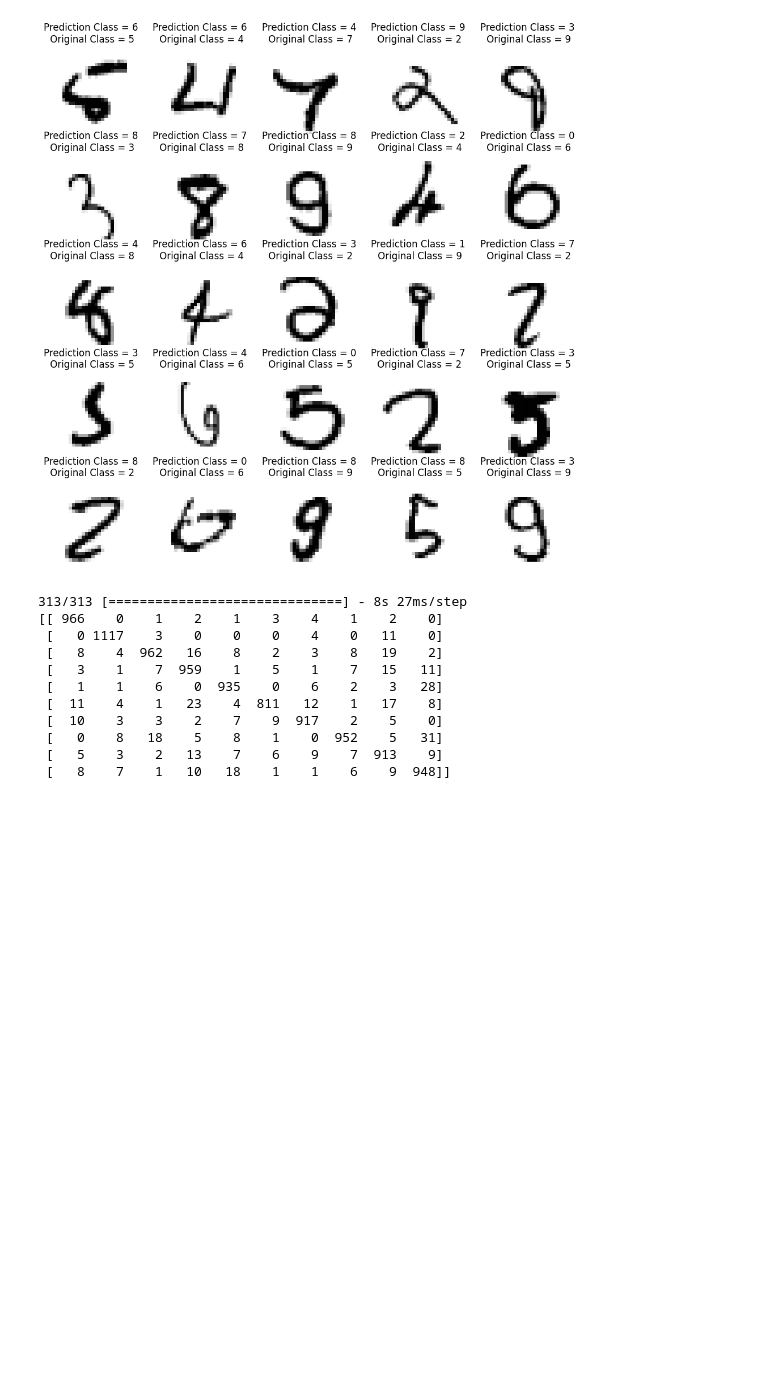
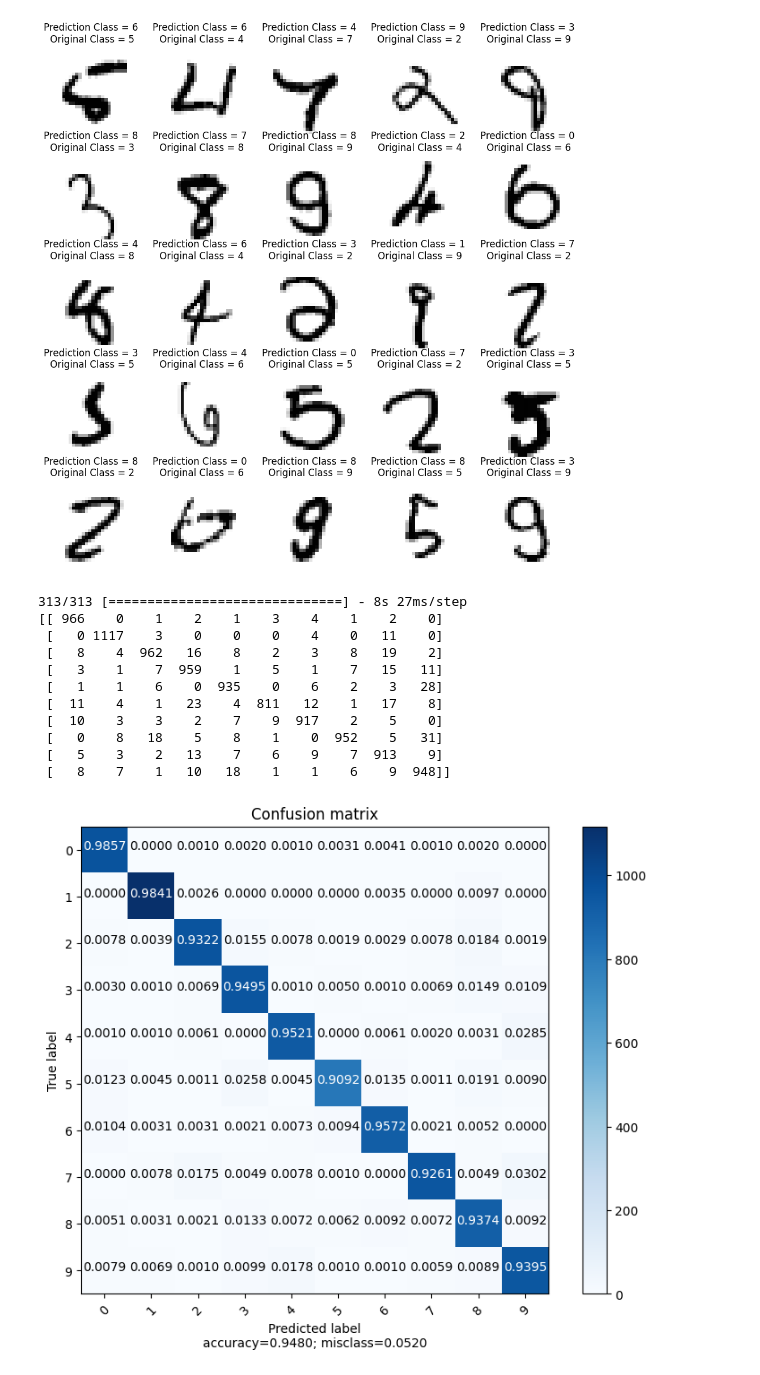
Before and after one commit to alexmacharia/deep_learning_projects, a Jupyter notebook: 3_Keras_Performance_Analysis.ipynb, the cells around one changed output. Cells and saved outputs as stored; diff of their text form; code cells hidden in the pictures; blank space fills up the shorter version.

```diff
--- a/3_Keras_Performance_Analysis.ipynb
+++ b/3_Keras_Performance_Analysis.ipynb
@@ -168,0 +247,6 @@ print(confusion_matrix(y_test, y_pred))
+# %%
+target_names = list(range(0,10))
+conf_mat = confusion_matrix(y_test, y_pred)
+plot_confusion_matrix(conf_mat, target_names)
+# %% [output]
+[figure, added]
```
Also changed, not shown: parts of 3 cells of this notebook.
